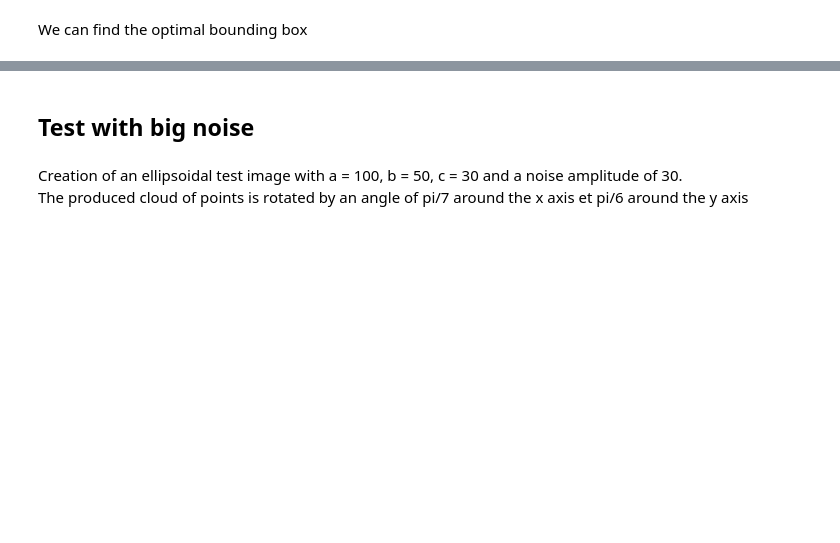
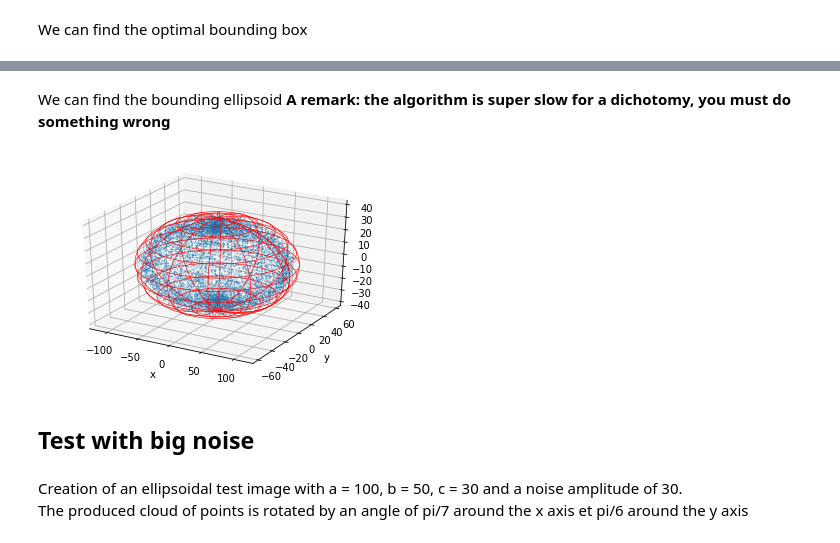
Before and after one commit to D-FS/Cuttings, a Jupyter notebook: bounding_ellispoid_notebook.ipynb, the cells around one changed output, grey strips where cells are left out. Cells and saved outputs as stored; diff of their text form; code cells hidden in the pictures; blank space fills up the shorter version.

```diff
--- a/bounding_ellispoid_notebook.ipynb
+++ b/bounding_ellispoid_notebook.ipynb
@@ -40,3 +44,11 @@ TypeError: bbox_optim() takes 1 positional argument but 2 were given
+# %% [markdown]
+We can find the bounding ellipsoid
+**A remark: the algorithm is super slow for a dichotomy, you must do something wrong**
+# %%
+ellipsoid = be.bounding_ellipsoid_optim(aggregate)
+ax = plot.fit_ellipsoid_plot(rotated_aggregate, ellipsoid)
+# %% [output]
+[figure, added]
 # %% [markdown]
 ## Test with big noise
 # %% [markdown]
```
Also changed, not shown: parts of 20 cells of this notebook, 2 other files.
